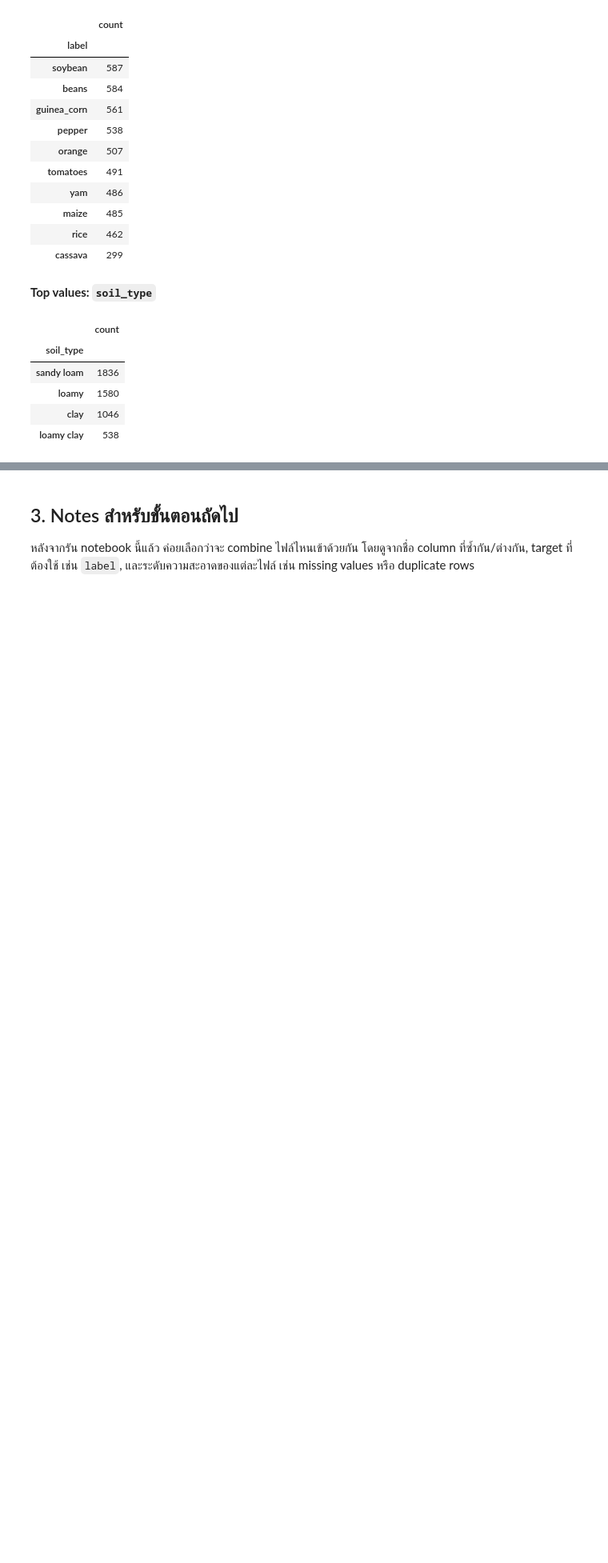
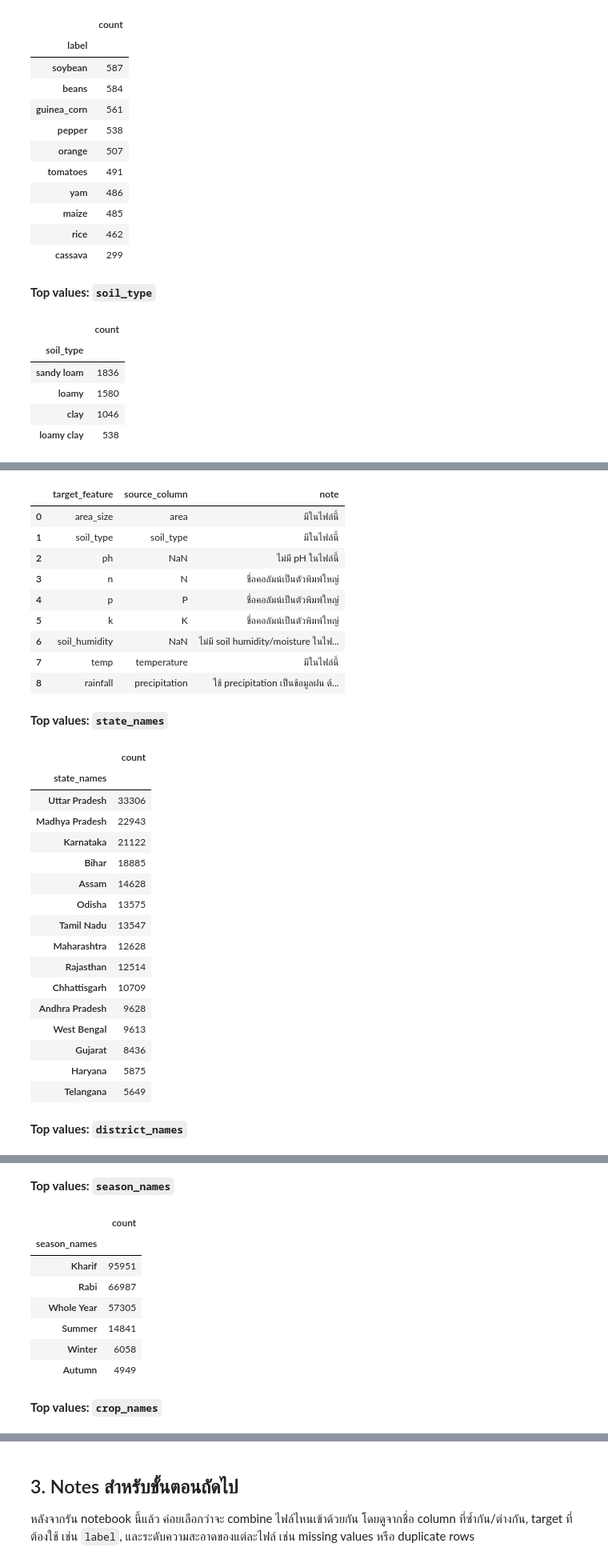
Before and after one commit to 01aptx01/crop-recommendation-system-for-smart-farming, a Jupyter notebook: eda.ipynb, the cells around one changed output, grey strips where cells are left out. Shown at 80% size. Cells and saved outputs as stored; diff of their text form; code cells hidden in the pictures; blank space fills up the shorter version.

```diff
--- a/eda.ipynb
+++ b/eda.ipynb
@@ -922,0 +1011,56 @@ display_samples_and_stats(df_09)
+# %%
+# File 10: ตรวจคอลัมน์สำคัญเทียบกับ feature กลางที่ต้องการ
+feature_mapping_10 = pd.DataFrame({
+    "target_feature": [
+        "area_size", "soil_type", "ph", "n", "p", "k", "soil_humidity", "temp", "rainfall",
+    ],
+    "source_column": [
+        "area", "soil_type", None, "N", "P", "K", None, "temperature", "precipitation",
+    ],
+    "note": [
+        "มีในไฟล์นี้",
+        "มีในไฟล์นี้",
+        "ไม่มี pH ในไฟล์นี้",
+        "ชื่อคอลัมน์เป็นตัวพิมพ์ใหญ่",
+        "ชื่อคอลัมน์เป็นตัวพิมพ์ใหญ่",
+        "ชื่อคอลัมน์เป็นตัวพิมพ์ใหญ่",
+        "ไม่มี soil humidity/moisture ในไฟล์นี้; humidity คือความชื้นอากาศ",
+        "มีในไฟล์นี้",
+        "ใช้ precipitation เป็นข้อมูลฝน ต้องตรวจหน่วยก่อนรวมกับ rainfall",
+    ],
+})
+display(feature_mapping_10)
+
+for col in ["state_names", "district_names", "season_names", "crop_names", "soil_type", "production"]:
+    display(Markdown(f"**Top values: `{col}`**"))
+    display(df_10[col].value_counts(dropna=False).head(15).to_frame("count"))
+# %% [output]
+|  | target_feature | source_column | note |
+| 0 | area_size | area | มีในไฟล์นี้ |
+| 1 | soil_type | soil_type | มีในไฟล์นี้ |
+| 2 | ph | NaN | ไม่มี pH ในไฟล์นี้ |
+| 3 | n | N | ชื่อคอลัมน์เป็นตัวพิมพ์ใหญ่ |
+| 4 | p | P | ชื่อคอลัมน์เป็นตัวพิมพ์ใหญ่ |
+| 5 | k | K | ชื่อคอลัมน์เป็นตัวพิมพ์ใหญ่ |
+| 6 | soil_humidity | NaN | ไม่มี soil humidity/moisture ในไฟ... |
+| 7 | temp | temperature | มีในไฟล์นี้ |
+| 8 | rainfall | precipitation | ใช้ precipitation เป็นข้อมูลฝน ต้... |
+**Top values: `state_names`**
+|  | count |
+| state_names |  |
+| Uttar Pradesh | 33306 |
+| Madhya Pradesh | 22943 |
+| Karnataka | 21122 |
+| Bihar | 18885 |
+| Assam | 14628 |
+| Odisha | 13575 |
+| Tamil Nadu | 13547 |
+| Maharashtra | 12628 |
+| Rajasthan | 12514 |
+| Chhattisgarh | 10709 |
+| Andhra Pradesh | 9628 |
+| West Bengal | 9613 |
+| Gujarat | 8436 |
+| Haryana | 5875 |
+| Telangana | 5649 |
+**Top values: `district_names`**
@@ -922,0 +1084,10 @@ display_samples_and_stats(df_09)
+**Top values: `season_names`**
+|  | count |
+| season_names |  |
+| Kharif | 95951 |
+| Rabi | 66987 |
+| Whole Year | 57305 |
+| Summer | 14841 |
+| Winter | 6058 |
+| Autumn | 4949 |
+**Top values: `crop_names`**
```
Also changed, not shown: parts of 5 cells of this notebook, 2 other files.
